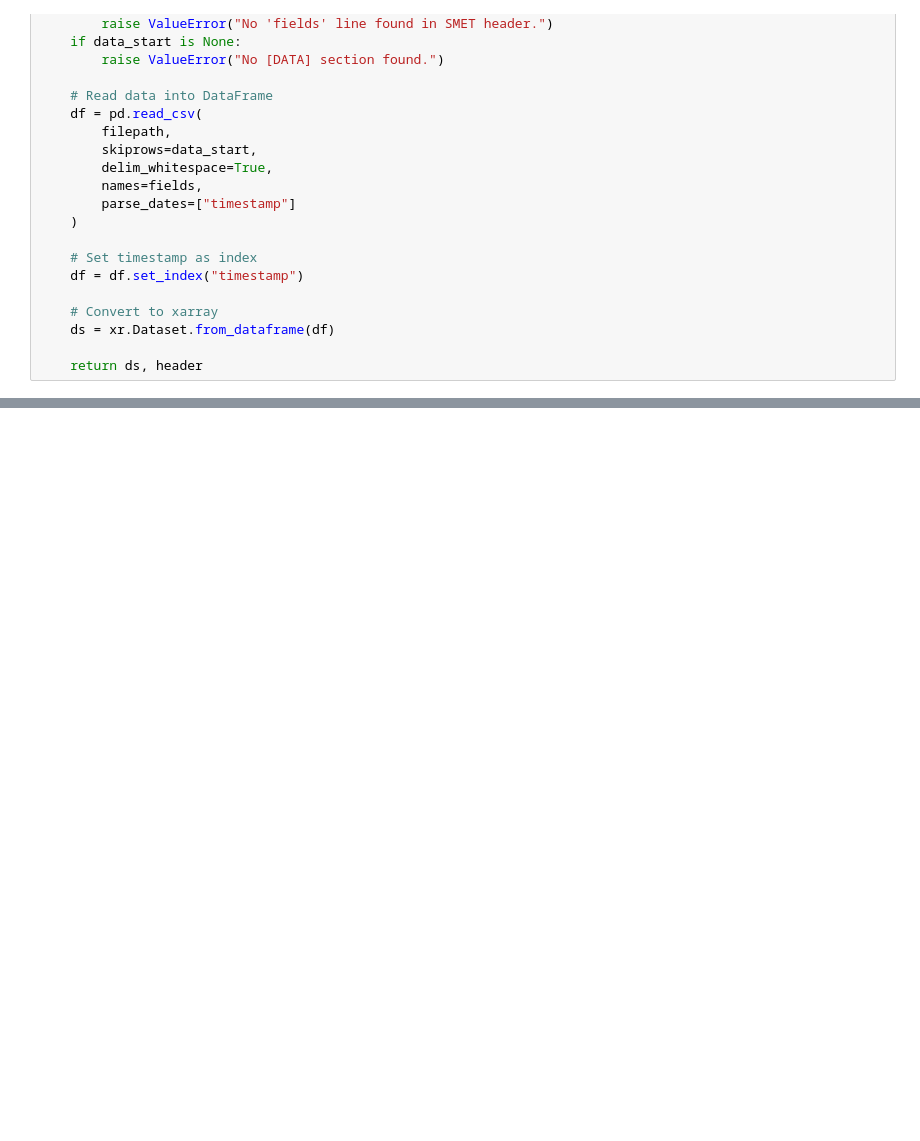
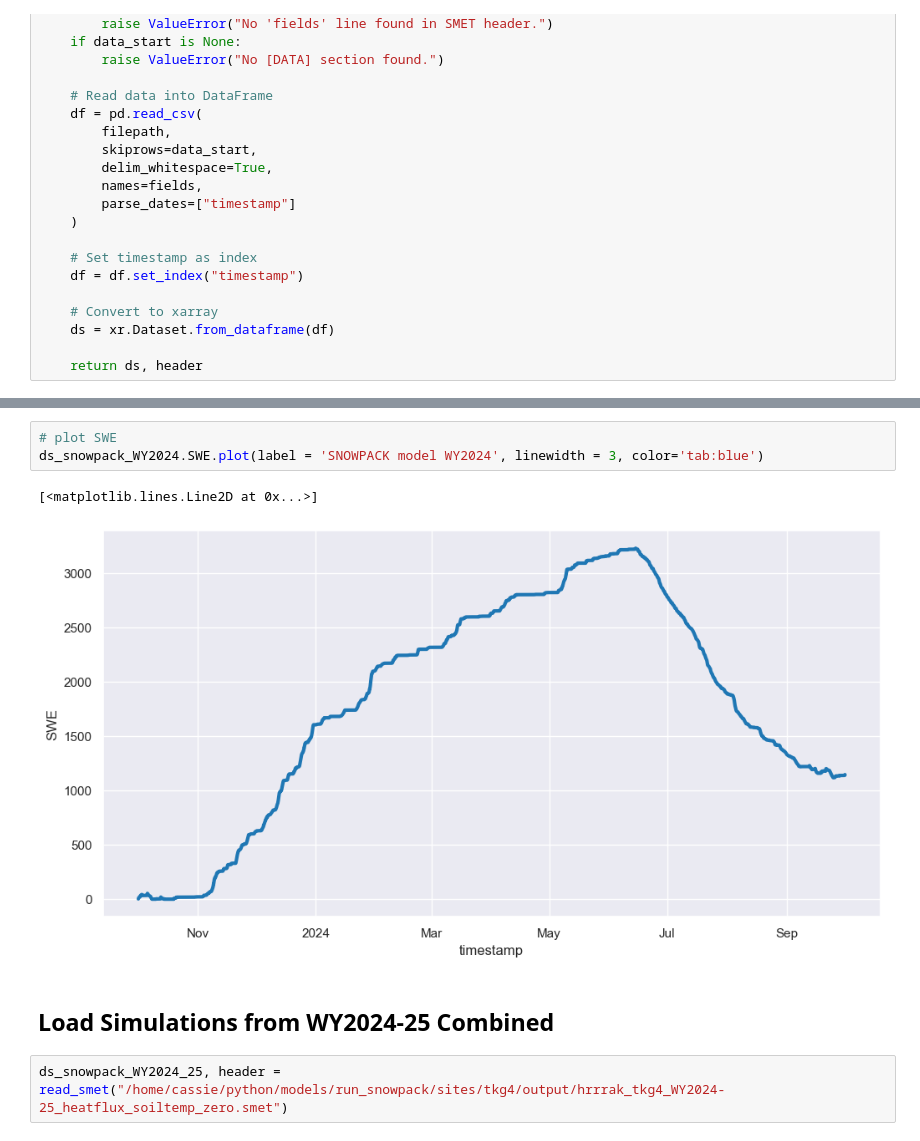
Before and after one commit to cassielumbrazo/snow_modeling_point, a Jupyter notebook: sites/tkg4/3_read_snowpack_output.ipynb, the cells around one changed output, grey strips where cells are left out. Cells and saved outputs as stored; diff of their text form; blank space fills up the shorter version.

```diff
--- a/sites/tkg4/3_read_snowpack_output.ipynb
+++ b/sites/tkg4/3_read_snowpack_output.ipynb
@@ -122,0 +147,10 @@ Text(0, 0.5, 'snow depth (cm)')
+# %%
+# plot SWE
+ds_snowpack_WY2024.SWE.plot(label = 'SNOWPACK model WY2024', linewidth = 3, color='tab:blue')
+# %% [output]
+[<matplotlib.lines.Line2D at 0x...>]
+[figure, added]
+# %% [markdown]
+## Load Simulations from WY2024-25 Combined
+# %%
+ds_snowpack_WY2024_25, header = read_smet("/home/cassie/python/models/run_snowpack/sites/tkg4/output/hrrrak_tkg4_WY2024-25_heatflux_soiltemp_zero.smet")
```
Also changed, not shown: parts of 12 cells of this notebook, 10 other files.
